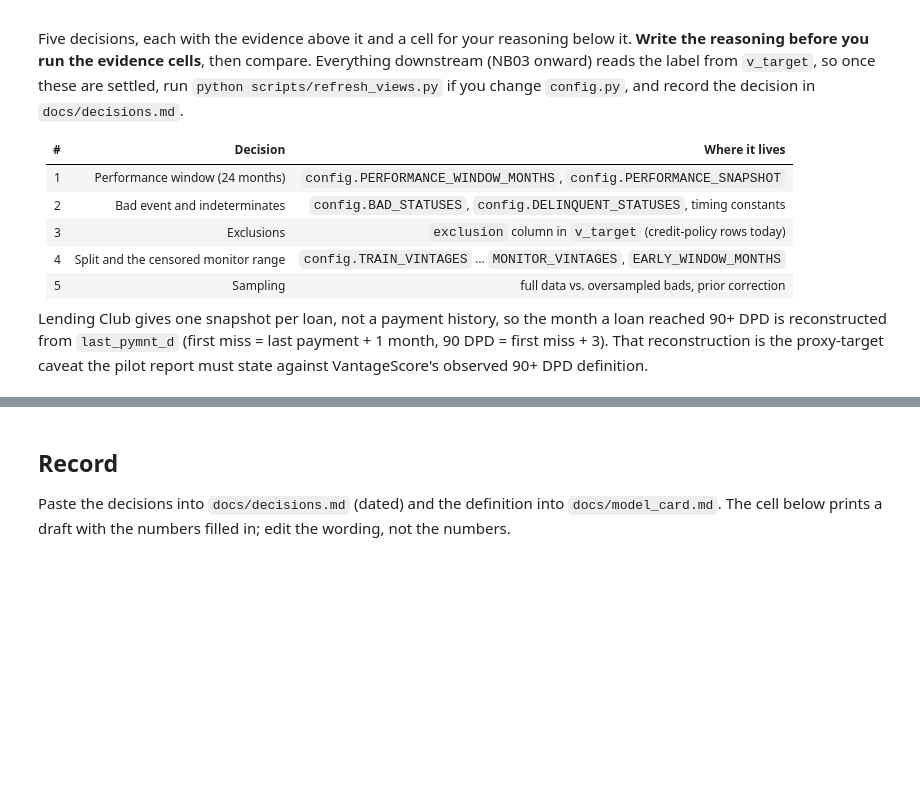
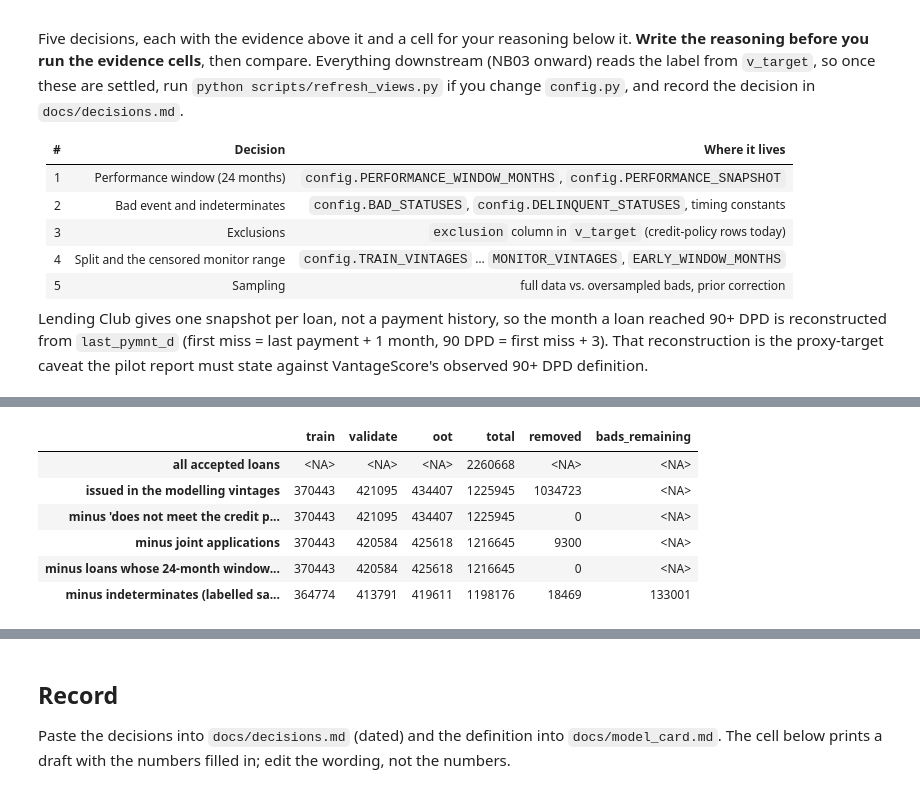
Before and after one commit to Siavash1368/score-pilot-lab, a Jupyter notebook: notebooks/02_sample_design.ipynb, the cells around one changed output, grey strips where cells are left out. Saved outputs shown, nothing was run; the diff lists cells and outputs as text; code cells hidden in the pictures; blank space fills up the shorter version.

```diff
--- a/notebooks/02_sample_design.ipynb
+++ b/notebooks/02_sample_design.ipynb
@@ -107,3 +262,14 @@ display(con.sql("""
+# %%
+# Evidence 3b — exclusion waterfall: from all accepted loans to the labelled modelling sample
+display(target.exclusion_waterfall(con))
+# %% [output]
+|  | train | validate | oot | total | removed | bads_remaining |
+| all accepted loans | <NA> | <NA> | <NA> | 2260668 | <NA> | <NA> |
+| issued in the modelling vintages | 370443 | 421095 | 434407 | 1225945 | 1034723 | <NA> |
+| minus 'does not meet the credit p... | 370443 | 421095 | 434407 | 1225945 | 0 | <NA> |
+| minus joint applications | 370443 | 420584 | 425618 | 1216645 | 9300 | <NA> |
+| minus loans whose 24-month window... | 370443 | 420584 | 425618 | 1216645 | 0 | <NA> |
+| minus indeterminates (labelled sa... | 364774 | 413791 | 419611 | 1198176 | 18469 | 133001 |
 # %% [markdown]
 ### Decision 4 — Split and the censored monitor range
 
```
Also changed, not shown: parts of 17 cells of this notebook, 26 other files.
